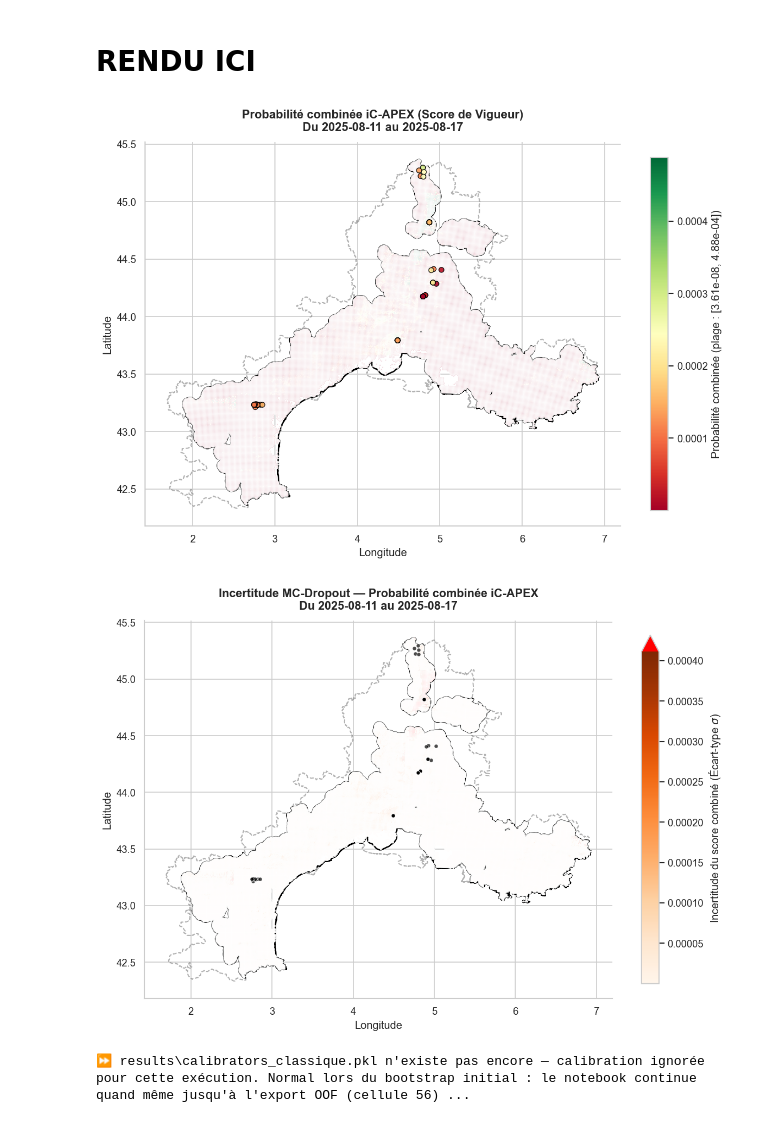
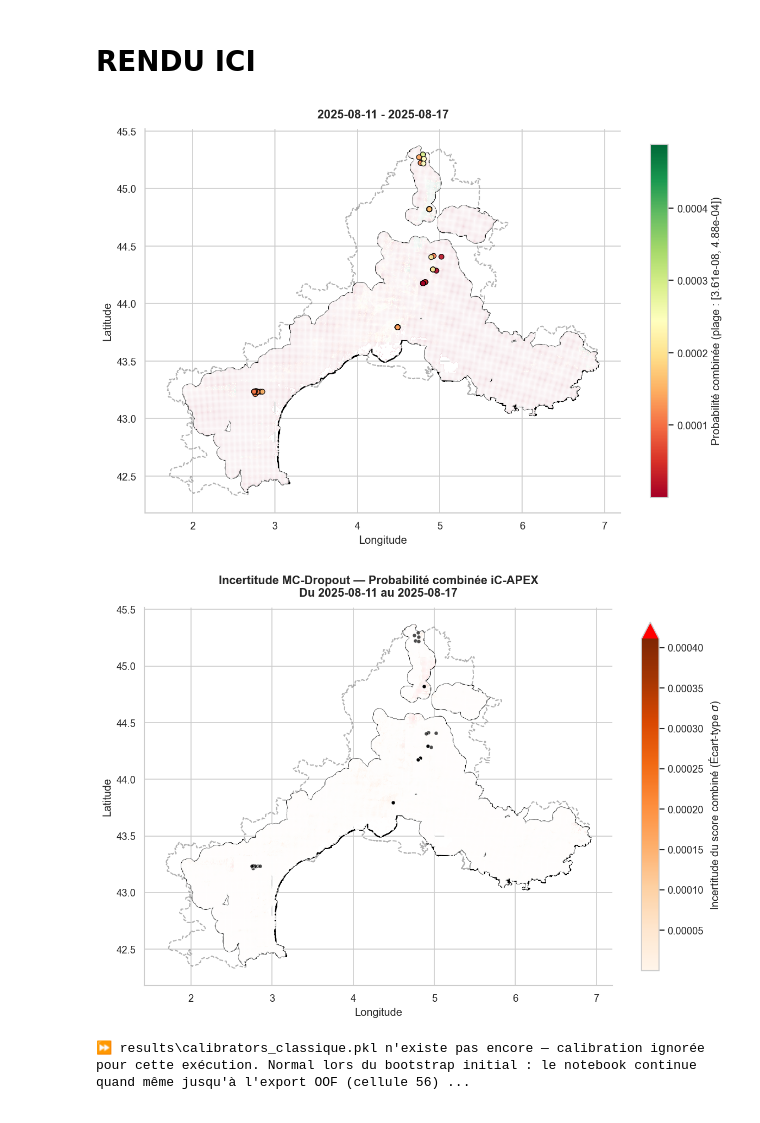
Before and after one commit to tjuillac-cmd/deep-ApexVigne, a Jupyter notebook: model_apex8.ipynb, the cells around one changed output. Saved outputs shown, nothing was run; the diff lists cells and outputs as text; code cells hidden in the pictures.

```diff
--- a/model_apex8.ipynb
+++ b/model_apex8.ipynb
@@ -1127,9 +1127,6 @@ df_carto_grid = pd.DataFrame(
 # %% [markdown]
 # RENDU ICI
 # %%
-import matplotlib.pyplot as plt
-import numpy as np
-
 # ==============================================================================
 # 1. Alignement strict du CRS et de la grille
 # ==============================================================================
@@ -1210,7 +1207,7 @@ df_zone_wgs.plot(
 )
 
 ax1.set_title(
-    f"Probabilité combinée iC-APEX (Score de Vigueur)\nDu {date_debut_str} au {date_fin_str}",
+    f"{date_debut_str} - {date_fin_str}",
     fontsize=13,
     fontweight="bold",
     pad=12,
@@ -1251,34 +1248,34 @@ grid_pred.dropna(subset=["std_incertitude"]).plot(
         "label": "Incertitude du score combiné (Écart-type $\\sigma$)",
         "shrink": 0.7,
         "extend": "max",
     },
 )
 
 df_zone_wgs.plot(
     ax=ax2,
     color="black",
     markersize=18,
     edgecolor="white",
     linewidth=0.5,
     alpha=0.7,
     legend=False,
 )
 
 ax2.set_title(
     f"Incertitude MC-Dropout — Probabilité combinée iC-APEX\nDu {date_debut_str} au {date_fin_str}",
     fontsize=13,
     fontweight="bold",
     pad=12,
 )
 ax2.set_xlabel("Longitude")
 ax2.set_ylabel("Latitude")
 ax2.spines["top"].set_visible(False)
 ax2.spines["right"].set_visible(False)
 
 plt.tight_layout()
 plt.show()
 # %% [output]
-[figure, old version]
+[figure, new version]
 [figure]
 # %%
 import pickle
```
